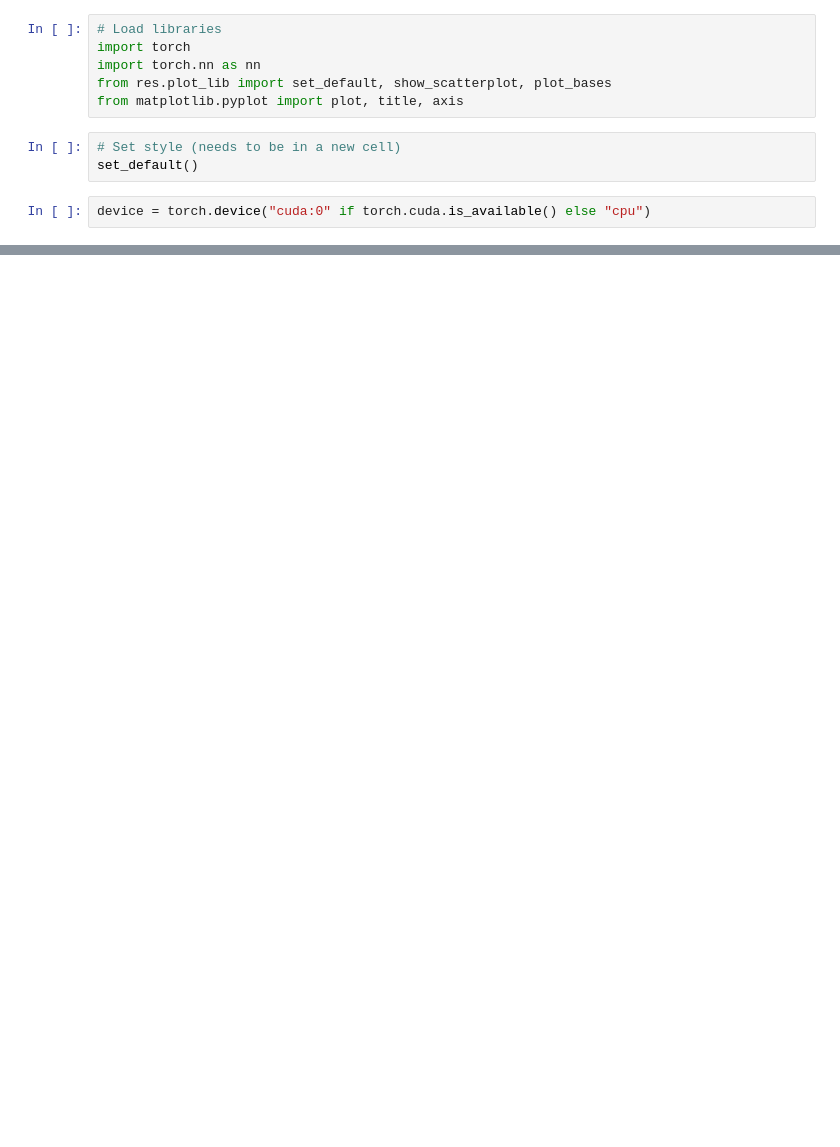
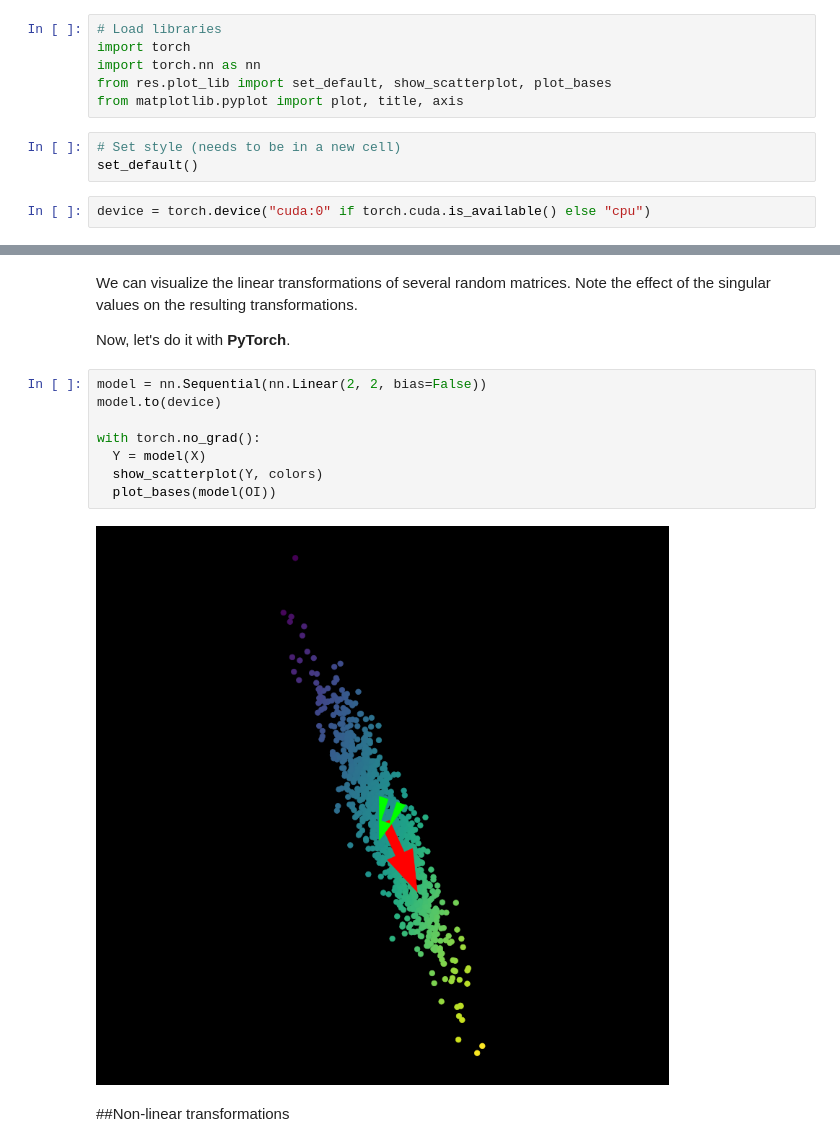
Before and after one commit to rahiakela/deep-learning-research-and-practice, a Jupyter notebook: nyu-deep-learning-2020/02_space_stretching.ipynb, the cells around one changed output, grey strips where cells are left out. Cells and saved outputs as stored; diff of their text form; blank space fills up the shorter version.

```diff
--- a/nyu-deep-learning-2020/02_space_stretching.ipynb
+++ b/nyu-deep-learning-2020/02_space_stretching.ipynb
@@ -49,0 +88,16 @@ $
+# %% [markdown]
+We can visualize the linear transformations of several random matrices. Note the effect of the singular values on the resulting transformations.
+
+Now, let's do it with **PyTorch**.
+# %%
+model = nn.Sequential(nn.Linear(2, 2, bias=False))
+model.to(device)
+
+with torch.no_grad():
+  Y = model(X)
+  show_scatterplot(Y, colors)
+  plot_bases(model(OI))
+# %% [output]
+[figure, added]
+# %% [markdown]
+##Non-linear transformations
```
Also changed, not shown: parts of 7 cells of this notebook.
